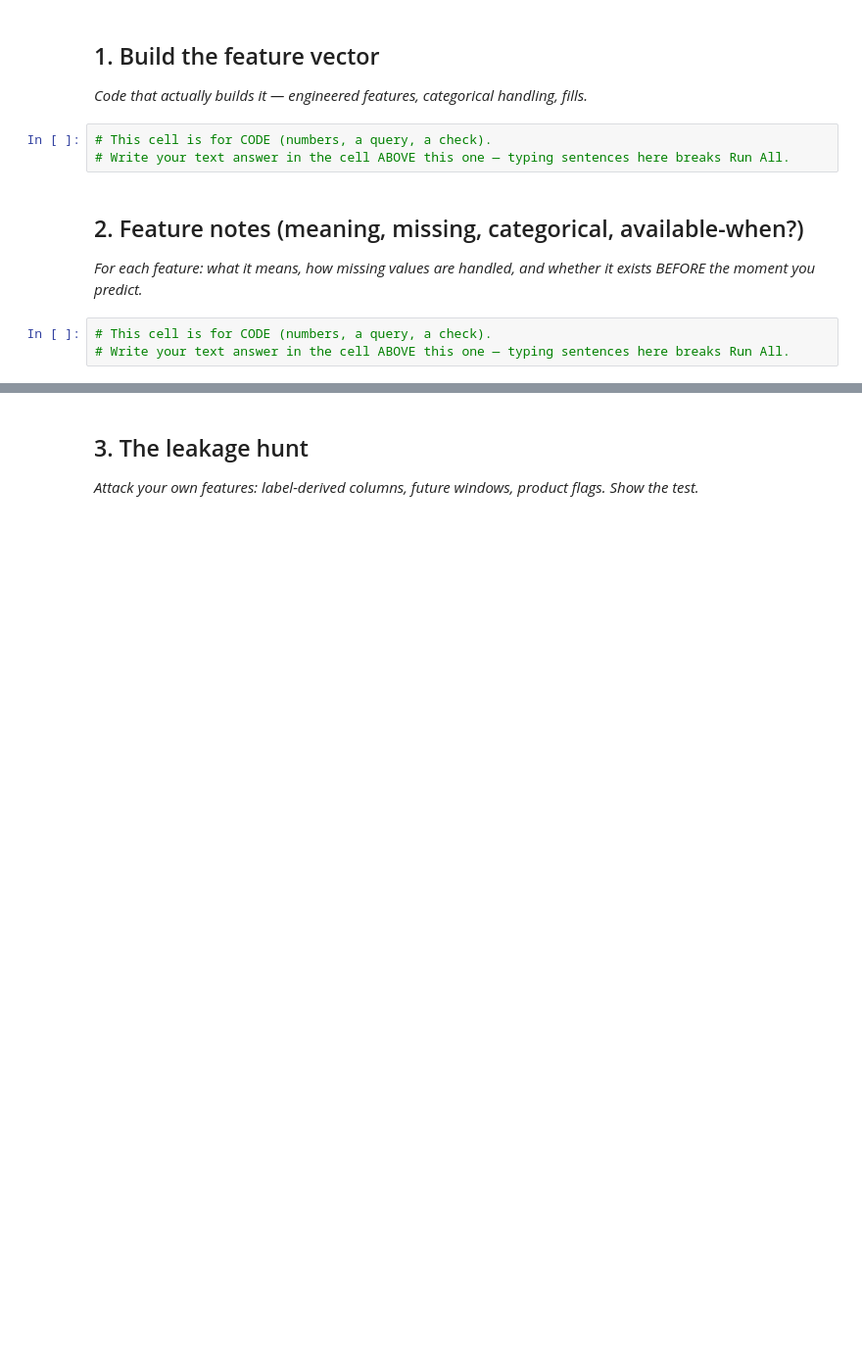
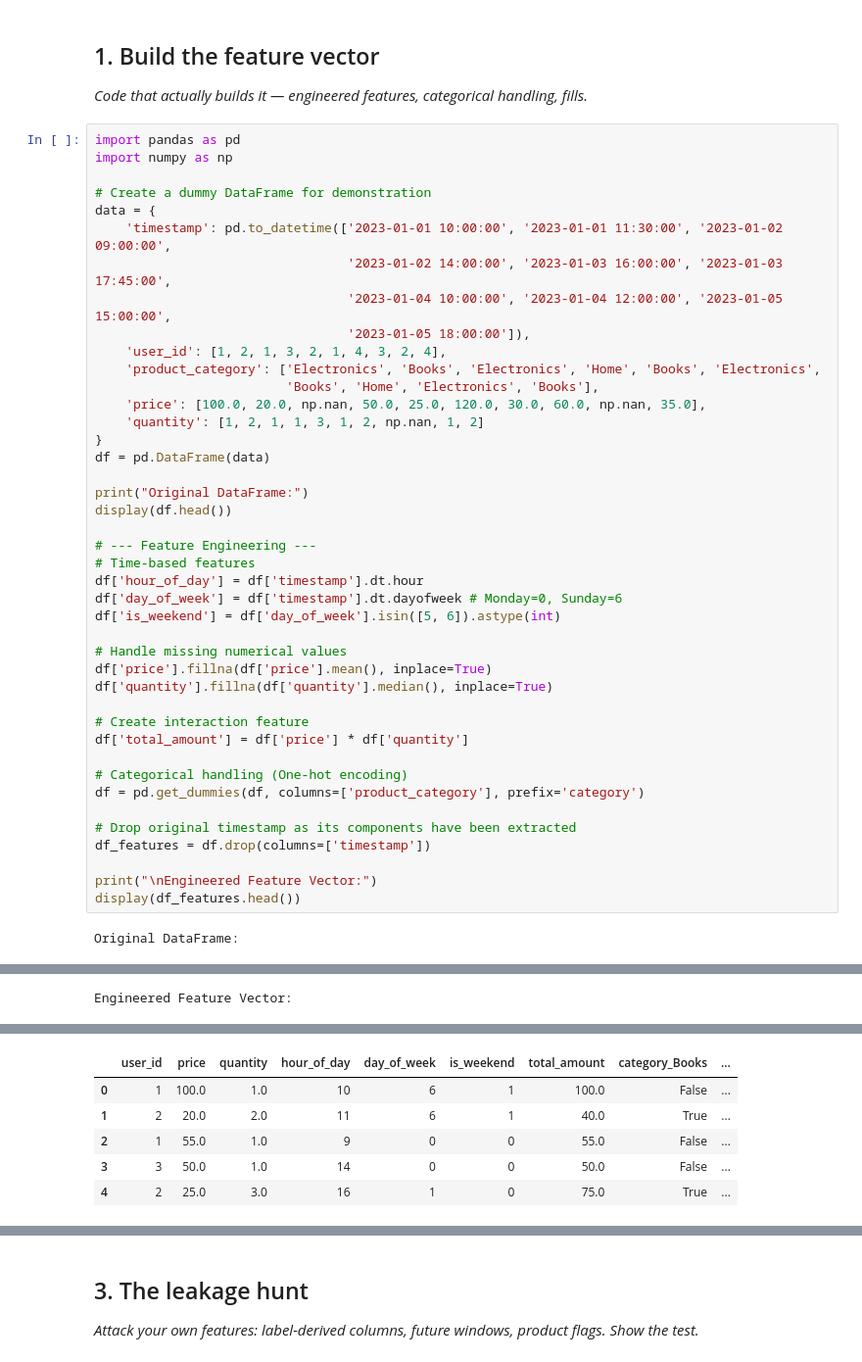
Before and after one commit to shreya1111/flyrank-week1, a Jupyter notebook: work/notebooks/w03_feature_leakage_check.ipynb, the cells around one changed output, grey strips where cells are left out. Shown at 98% size. Cells and saved outputs as stored; diff of their text form; blank space fills up the shorter version.

```diff
--- a/work/notebooks/w03_feature_leakage_check.ipynb
+++ b/work/notebooks/w03_feature_leakage_check.ipynb
@@ -10,13 +12,47 @@ This skeleton is yours to fill. Work the sections **in order** — each one has
 ## 1. Build the feature vector
 
 *Code that actually builds it — engineered features, categorical handling, fills.*
-# %%
-# This cell is for CODE (numbers, a query, a check).
-# Write your text answer in the cell ABOVE this one — typing sentences here breaks Run All.
-# %% [markdown]
-## 2. Feature notes (meaning, missing, categorical, available-when?)
-
-*For each feature: what it means, how missing values are handled, and whether it exists BEFORE the moment you predict.*
-# %%
-# This cell is for CODE (numbers, a query, a check).
-# Write your text answer in the cell ABOVE this one — typing sentences here breaks Run All.
+# %%
+import pandas as pd
+import numpy as np
+
+# Create a dummy DataFrame for demonstration
+data = {
+    'timestamp': pd.to_datetime(['2023-01-01 10:00:00', '2023-01-01 11:30:00', '2023-01-02 09:00:00',
+                                 '2023-01-02 14:00:00', '2023-01-03 16:00:00', '2023-01-03 17:45:00',
+                                 '2023-01-04 10:00:00', '2023-01-04 12:00:00', '2023-01-05 15:00:00',
+                                 '2023-01-05 18:00:00']),
+    'user_id': [1, 2, 1, 3, 2, 1, 4, 3, 2, 4],
+    'product_category': ['Electronics', 'Books', 'Electronics', 'Home', 'Books', 'Electronics',
+                         'Books', 'Home', 'Electronics', 'Books'],
+    'price': [100.0, 20.0, np.nan, 50.0, 25.0, 120.0, 30.0, 60.0, np.nan, 35.0],
+    'quantity': [1, 2, 1, 1, 3, 1, 2, np.nan, 1, 2]
+}
+df = pd.DataFrame(data)
+
+print("Original DataFrame:")
+display(df.head())
+
+# --- Feature Engineering ---
+# Time-based features
+df['hour_of_day'] = df['timestamp'].dt.hour
+df['day_of_week'] = df['timestamp'].dt.dayofweek # Monday=0, Sunday=6
+df['is_weekend'] = df['day_of_week'].isin([5, 6]).astype(int)
+
+# Handle missing numerical values
+df['price'].fillna(df['price'].mean(), inplace=True)
+df['quantity'].fillna(df['quantity'].median(), inplace=True)
+
+# Create interaction feature
+df['total_amount'] = df['price'] * df['quantity']
+
+# Categorical handling (One-hot encoding)
+df = pd.get_dummies(df, columns=['product_category'], prefix='category')
+
+# Drop original timestamp as its components have been extracted
+df_features = df.drop(columns=['timestamp'])
+
+print("\nEngineered Feature Vector:")
+display(df_features.head())
+# %% [output]
+Original DataFrame:
@@ -22,0 +65 @@ This skeleton is yours to fill. Work the sections **in order** — each one has
+Engineered Feature Vector:
@@ -22,0 +78,6 @@ This skeleton is yours to fill. Work the sections **in order** — each one has
+|  | user_id | price | quantity | hour_of_day | day_of_week | is_weekend | total_amount | category_Books | ... |
+| 0 | 1 | 100.0 | 1.0 | 10 | 6 | 1 | 100.0 | False | ... |
+| 1 | 2 | 20.0 | 2.0 | 11 | 6 | 1 | 40.0 | True | ... |
+| 2 | 1 | 55.0 | 1.0 | 9 | 0 | 0 | 55.0 | False | ... |
+| 3 | 3 | 50.0 | 1.0 | 14 | 0 | 0 | 50.0 | False | ... |
+| 4 | 2 | 25.0 | 3.0 | 16 | 1 | 0 | 75.0 | True | ... |
```
Also changed, not shown: parts of 11 cells of this notebook.
